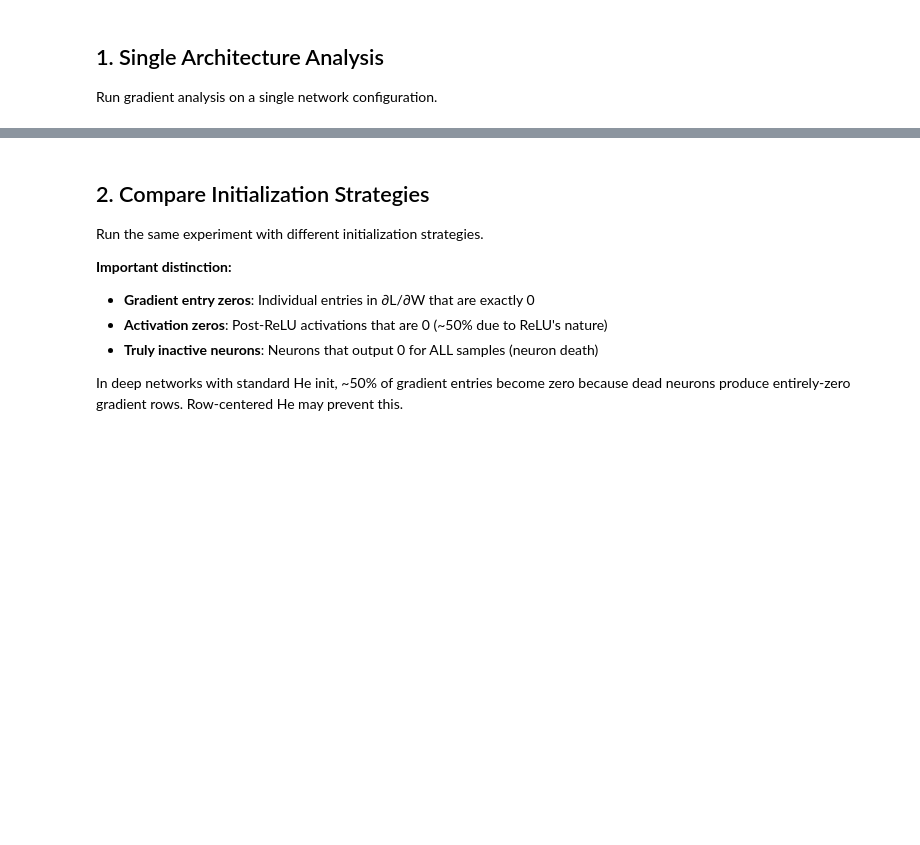
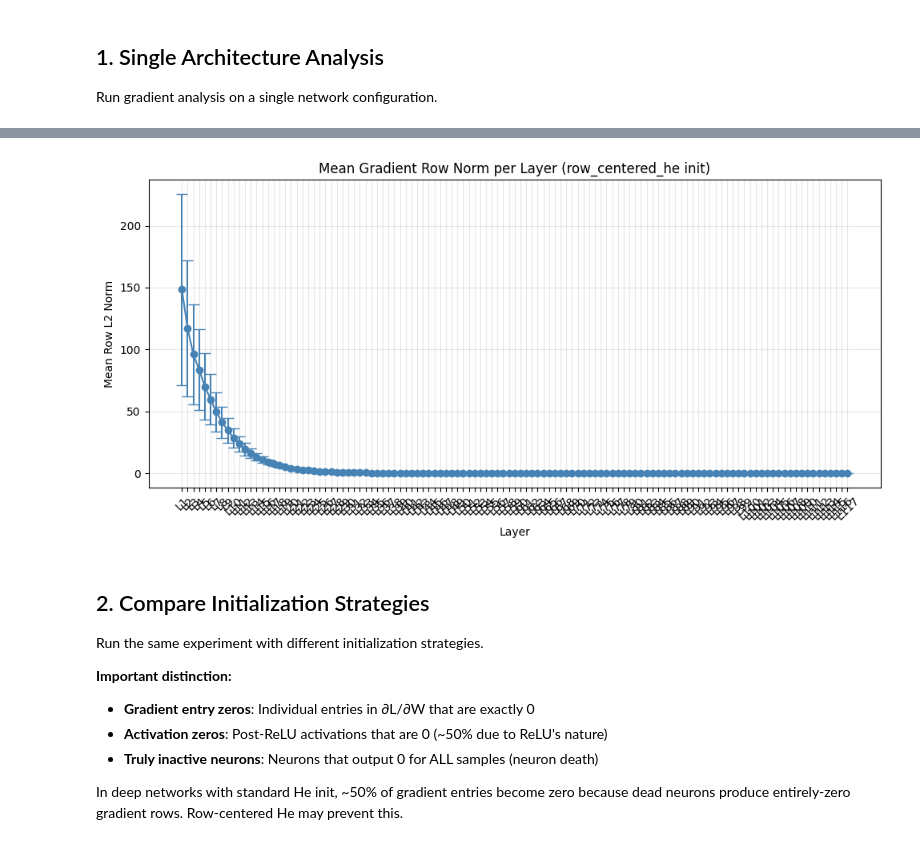
Before and after one commit to ItayOfer/deep-init-random-projections, a Jupyter notebook: notebooks/03_gradient_analysis.ipynb, the cells around one changed output, grey strips where cells are left out. Cells and saved outputs as stored; diff of their text form; code cells hidden in the pictures; blank space fills up the shorter version.

```diff
--- a/notebooks/03_gradient_analysis.ipynb
+++ b/notebooks/03_gradient_analysis.ipynb
@@ -47,15 +55,15 @@ DATA_DIR = "../data"
 
 # Dataset configuration
 DATASET = "fashion_mnist"  # Options: "mnist", "fashion_mnist"
-NUM_SAMPLES = 1000  # Number of samples for gradient computation
+NUM_SAMPLES = 2000  # Number of samples for gradient computation
 
 # Network architecture
 # Format: [input_dim, hidden1, hidden2, ..., output_dim]
-LAYER_SIZES = [784, 784, 512, 256, 1]
+LAYER_SIZES = [784, 784,784, 784,784, 784,784, 784,784, 784,784, 784,784, 784,784, 784,784, 784,784, 784,784, 784,784, 784,784, 784,784, 784,784, 784,784, 784,784, 784,784, 784,784, 784,784, 784,784, 784,784, 784,784, 784,784, 784,784, 784,784, 784,784, 784,784, 784,784, 784,784, 784,784, 784,784, 784,784, 784,784, 784,784, 784,784, 784,784, 784,784, 784,784, 784,784, 784,784, 784,784, 784,784, 784,784, 784,784, 784,784, 784,784, 784,784, 784,784, 784,784, 784,784, 784,784, 784,784, 784,784, 784,784, 784,784, 784,784, 784,784, 784, 512, 256, 1]
 
 # Initialization strategy
 # Options: "he", "row_centered_he", "custom_variance", "xavier", "uniform_he", "orthogonal"
-INIT_STRATEGY = "he"
+INIT_STRATEGY = "row_centered_he"
 
 # For custom_variance initialization
 WEIGHT_VARIANCE = None  # Set to a float like 4.0/784 for custom variance
@@ -123,9 +153,11 @@ plt.tight_layout()
 plt.show()
 # %%
 # Plot mean row norm per layer
-fig = plot_row_norm_per_layer(results)
+fig = plot_row_norm_per_layer(results, exclude_output_layer=True)
 plt.title(f"Mean Gradient Row Norm per Layer ({INIT_STRATEGY} init)")
 plt.show()
+# %% [output]
+[figure, added]
 # %%
 # Plot activation zero statistics
 fig = plot_activation_zero_stats(results)
```
Also changed, not shown: parts of 10 cells of this notebook.
